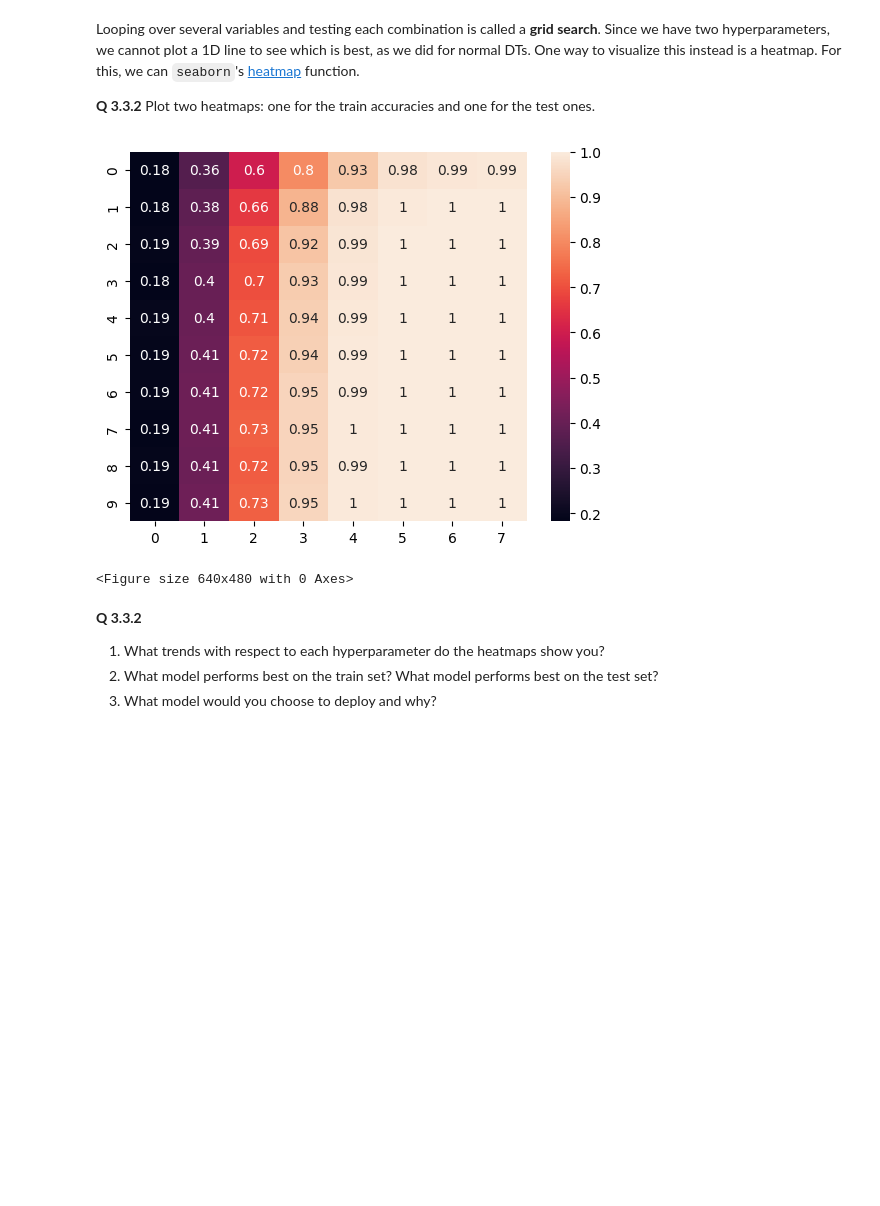
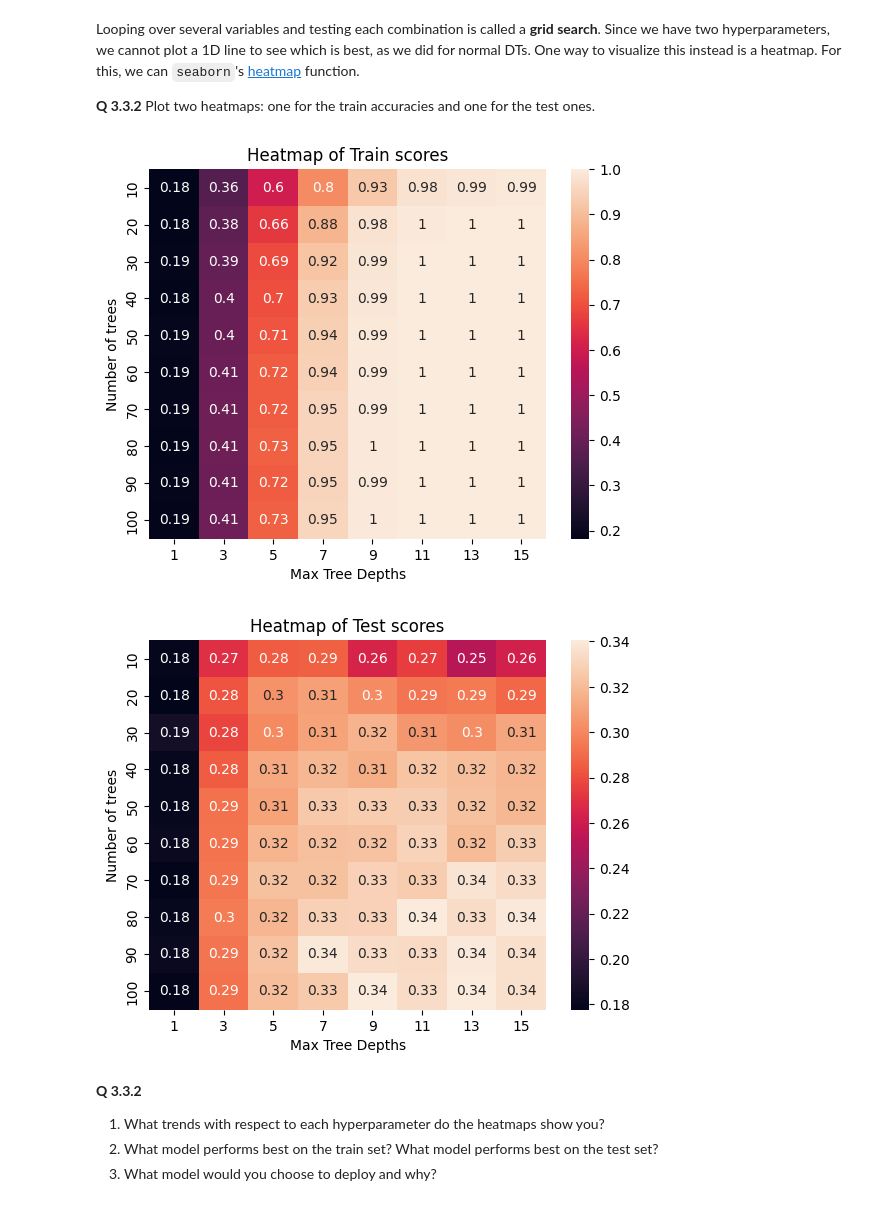
Before and after one commit to mrozalski/TMDL2024, a Jupyter notebook: week2/Assignment 2 - Empty.ipynb, the cells around one changed output. Cells and saved outputs as stored; diff of their text form; code cells hidden in the pictures; blank space fills up the shorter version.

```diff
--- a/week2/Assignment 2 - Empty.ipynb
+++ b/week2/Assignment 2 - Empty.ipynb
@@ -226,23 +226,23 @@ Looping over several variables and testing each combination is called a **grid s
 # %%
 import seaborn as sns
 # Figure 1
 plt.figure()
-sns.heatmap(train_acc_mean, annot=True, xticklabels='auto',yticklabels='auto') # create seaborn heatmap with annotations
-# add proper xticklabels and yticklabels
-# add a title
-...
+sns.heatmap(train_acc_mean, annot=True, xticklabels=depths,yticklabels=[10,20,30,40,50,60,70,80,90,100]) # create seaborn heatmap with annotations
+plt.xlabel('Max Tree Depths')
+plt.ylabel('Number of trees')
+plt.title('Heatmap of Train scores')
 plt.show()
 
 # Figure 2
 plt.figure()
-# create seaborn heatmap with annotations
-# add proper xticklabels and yticklabels
-# add a title
-...
+sns.heatmap(test_acc_mean, annot=True, xticklabels=depths,yticklabels=[10,20,30,40,50,60,70,80,90,100]) # create seaborn heatmap with annotations
+plt.xlabel('Max Tree Depths')
+plt.ylabel('Number of trees')
+plt.title('Heatmap of Test scores')
 plt.show()
 # %% [output]
-[figure, old version]
+[figure, new version]
-<Figure size 640x480 with 0 Axes>
+[figure, added]
 # %% [markdown]
 **Q 3.3.2**
 1. What trends with respect to each hyperparameter do the heatmaps show you?
```
Also changed, not shown: parts of 1 cell of this notebook.
